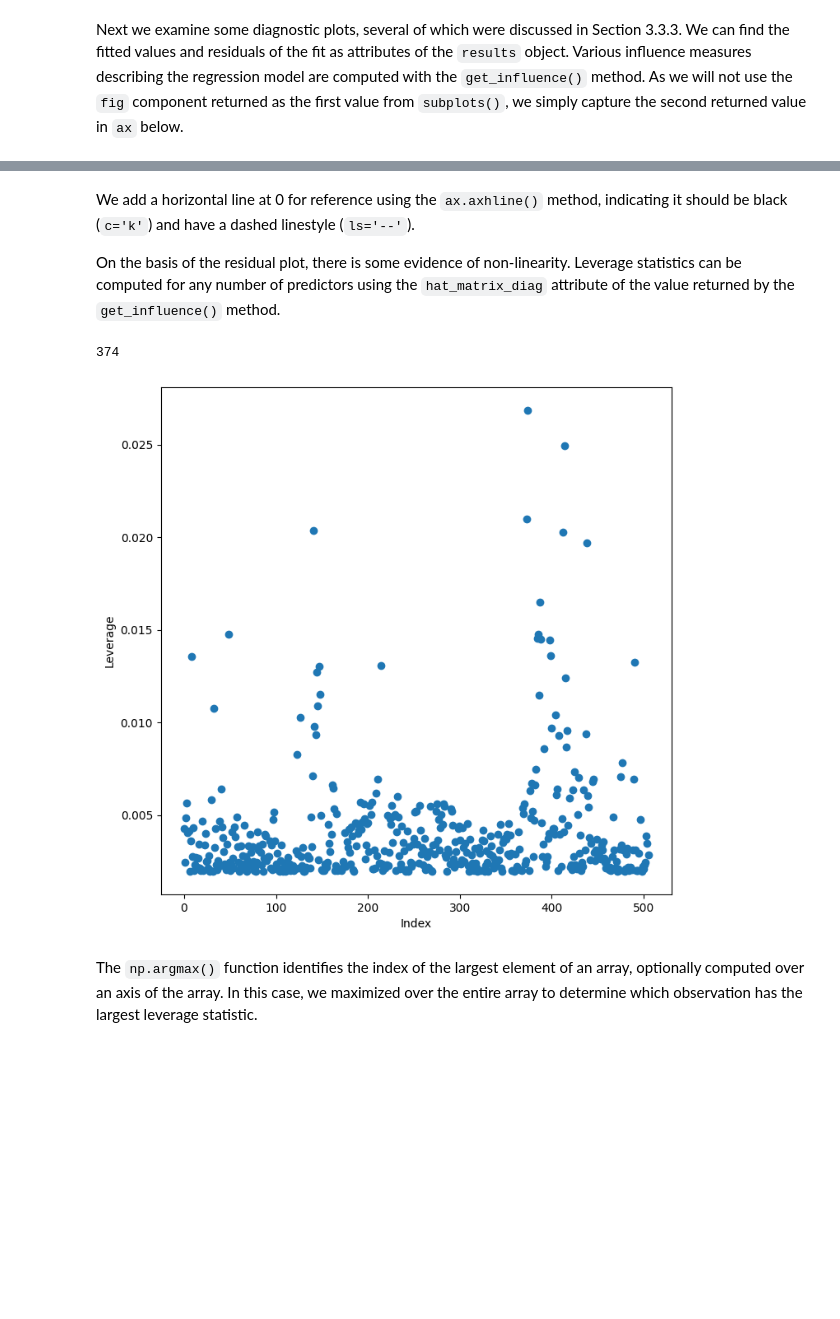
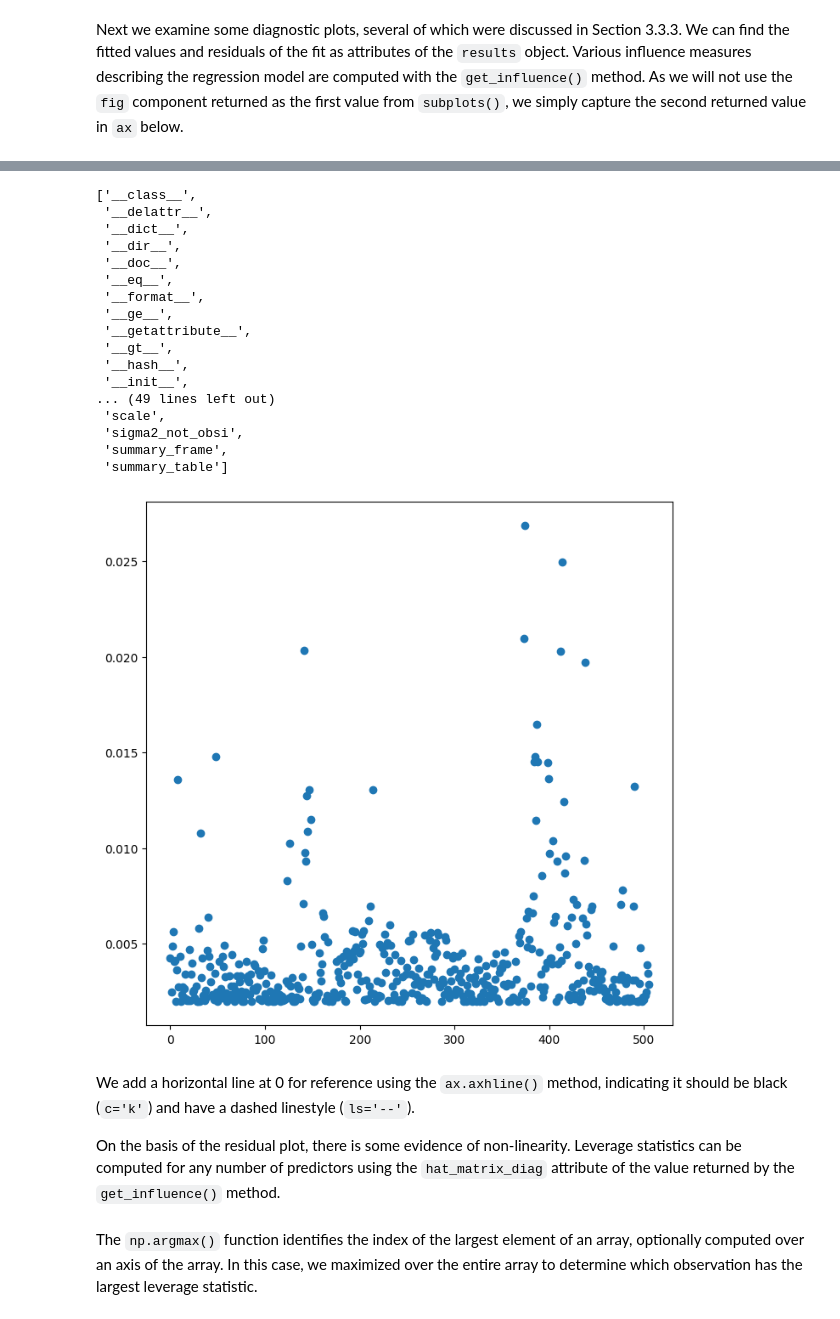
Before and after one commit to aminehd/ISLP_labs_amineh, a Jupyter notebook: Ch03-linreg-lab.ipynb, the cells around one changed output, grey strips where cells are left out. Cells and saved outputs as stored; diff of their text form; code cells hidden in the pictures; blank space fills up the shorter version.

Commit message:
get influence

```diff
--- a/Ch03-linreg-lab.ipynb
+++ b/Ch03-linreg-lab.ipynb
@@ -508,3 +403,35 @@ ax.plot(results.fittedvalues, results.resid, 'o')
+# %%
+design = MS(['lstat'])
+design = design.fit(Boston)
+dir(design)
+X = design.transform(Boston)
+model = sm.OLS(Boston['medv'], X)
+results = model.fit()
+# %%
+# Practice get influence HERE!!!
+infl = results.get_influence()
+ax = subplots(figsize=(8,8))[1]
+ax.scatter(np.arange(X.shape[0]), infl.hat_matrix_diag)
+dir(infl)
+# %% [output]
+['__class__',
+ '__delattr__',
+ '__dict__',
+ '__dir__',
+ '__doc__',
+ '__eq__',
+ '__format__',
+ '__ge__',
+ '__getattribute__',
+ '__gt__',
+ '__hash__',
+ '__init__',
+... (49 lines left out)
+ 'scale',
+ 'sigma2_not_obsi',
+ 'summary_frame',
+ 'summary_table']
+[figure, added]
 # %% [markdown]
  We add a horizontal line at 0 for reference using the
  `ax.axhline()`   method, indicating
@@ -521,9 +448,6 @@ ax.scatter(np.arange(X.shape[0]), infl.hat_matrix_diag)
 ax.set_xlabel('Index')
 ax.set_ylabel('Leverage')
 np.argmax(infl.hat_matrix_diag)
-# %% [output]
-374
-[figure, removed]
 # %% [markdown]
  The `np.argmax()`  function identifies the index of the largest element of an array, optionally computed over an axis of the array.
 In this case, we maximized over the entire array
```
Also changed, not shown: parts of 31 cells of this notebook.
